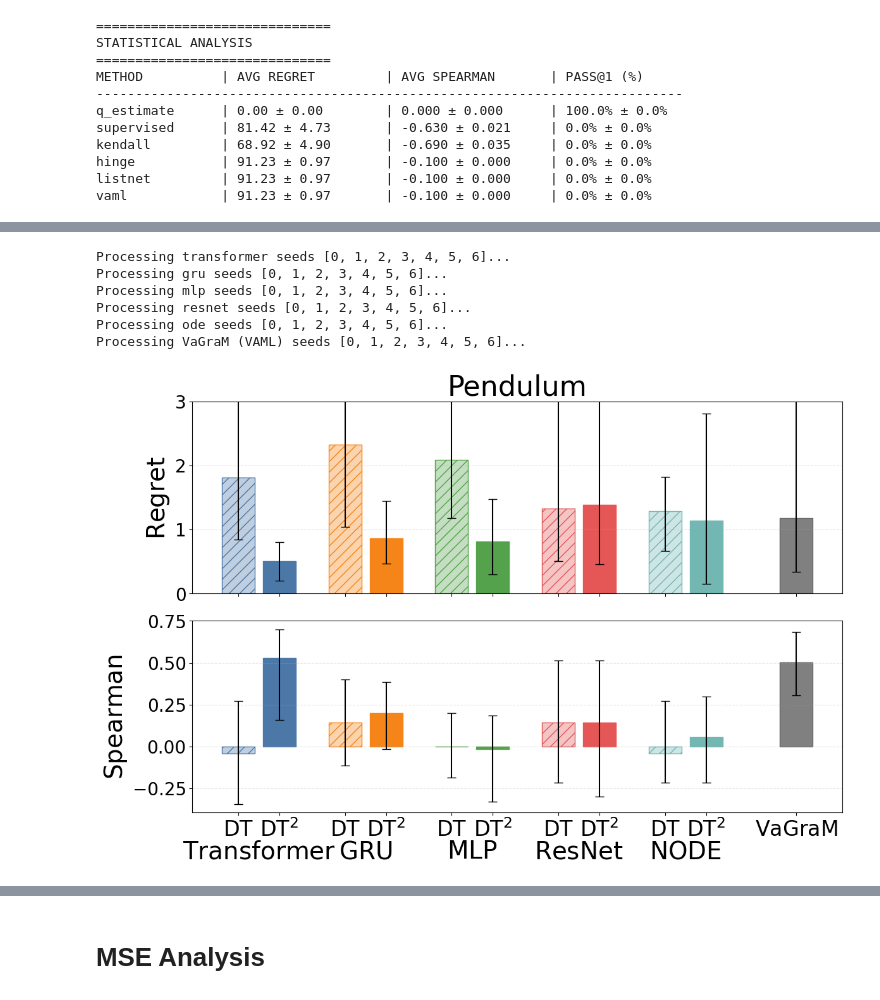
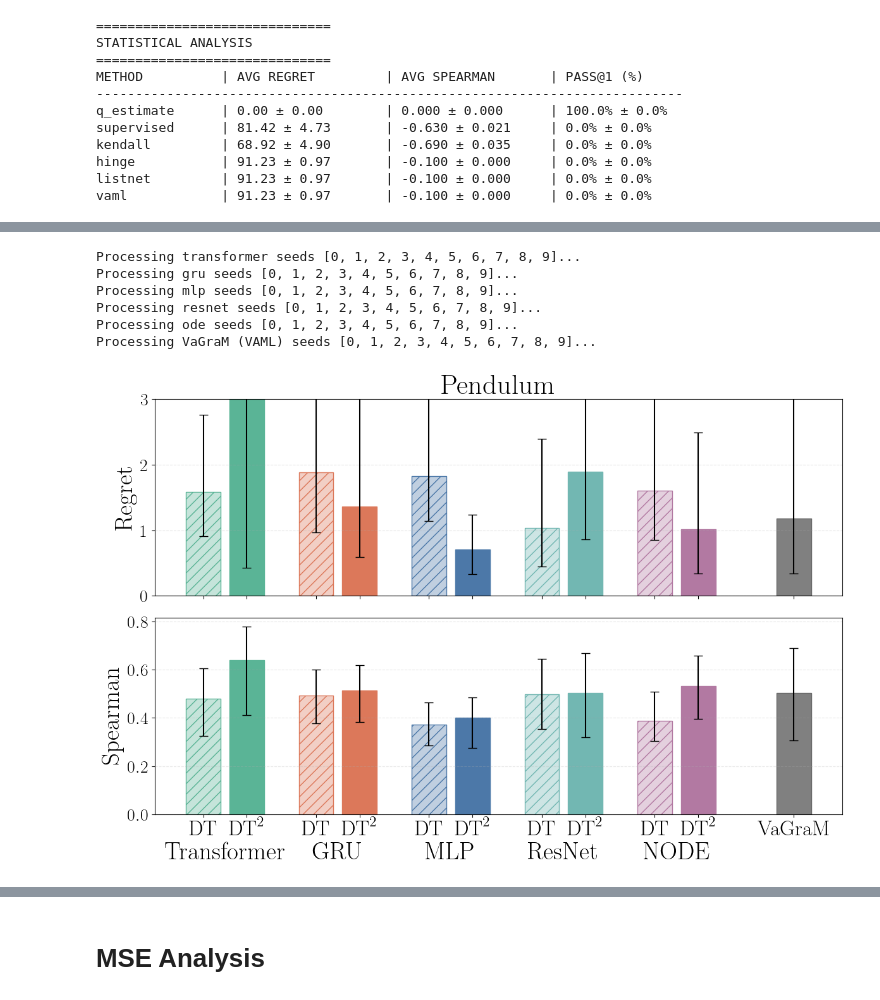
Before and after one commit to harrya32/DT2, a Jupyter notebook: results/results.ipynb, the cells around one changed output, grey strips where cells are left out. Drawn from its saved outputs; the diff is of its cells as text; code cells hidden in the pictures.

```diff
--- a/results/results.ipynb
+++ b/results/results.ipynb
@@ -318,11 +318,13 @@ hinge           | 91.23 ± 0.97       | -0.100 ± 0.000     | 0.0% ± 0.0%
 listnet         | 91.23 ± 0.97       | -0.100 ± 0.000     | 0.0% ± 0.0%
 vaml            | 91.23 ± 0.97       | -0.100 ± 0.000     | 0.0% ± 0.0%
 # %%
-# Combined 2x3 grid of all environments
 import matplotlib.pyplot as plt
 import numpy as np
+from matplotlib import rc
 
-# Data for all environments
+rc('text', usetex=True)
+rc('font', family='serif')
+
 environments = {
     'Pendulum': {
         'lambdas': [0, 0.1, 0.25, 0.5, 0.75],
@@ -333,7 +335,7 @@ environments = {
         'mse_log': True,
         'mse_ylim': None
     },
-    'LunarLander': {
+    'Lunarlander': {
         'lambdas': [0, 0.1, 0.25, 0.5, 0.75],
         'spearman': [0.76, 0.93, 0.90, 0.92, 0.93],
         'spearman_ses': [0.07, 0.03, 0.04, 0.05, 0.03],
@@ -385,8 +387,8 @@ environments = {
 fig, axes = plt.subplots(2, 3, figsize=(18, 10))
 axes = axes.flatten()
 
-color_spearman = 'tab:blue'
-color_mse = 'tab:red'
+color_spearman = (90/255, 180/255, 150/255)
+color_mse = (220/255, 120/255, 90/255)
 
 for idx, (env_name, data) in enumerate(environments.items()):
     ax1 = axes[idx]
@@ -398,10 +400,10 @@ for idx, (env_name, data) in enumerate(environments.items()):
     # Plot Spearman
     # Only show x-label on bottom row
     if row == 1:
-        ax1.set_xlabel('$\\lambda$', fontsize=28)
+        ax1.set_xlabel(r'$\lambda$', fontsize=28)
     # Only show Spearman label on leftmost column
     if col == 0:
-        ax1.set_ylabel('Spearman', color=color_spearman, fontsize=28)
+        ax1.set_ylabel(r'Spearman', color=color_spearman, fontsize=28)
     ax1.plot(data['lambdas'], data['spearman'], color=color_spearman, marker='o',
              linestyle='-', linewidth=2, label='Spearman')
 
@@ -428,15 +430,15 @@ for idx, (env_name, data) in enumerate(environments.items()):
         ax1.set_xticklabels([])
     else:
         # Custom formatting: show "0" instead of "0.00"
-        ax1.set_xticklabels(['0', '0.1', '0.25', '0.5', '0.75'])
+        ax1.set_xticklabels([r'$0$', r'$0.1$', r'$0.25$', r'$0.5$', r'$0.75$'])
     ax1.grid(True, linestyle=':', alpha=0.6)
-    ax1.set_title(env_name, fontsize=28)
+    ax1.set_title(r'{}'.format(env_name), fontsize=28)
 
     # Plot MSE on secondary y-axis
     ax2 = ax1.twinx()
     # Only show MSE label on rightmost column
     if col == 2:
-        ax2.set_ylabel('MSE', color=color_mse, fontsize=28)
+        ax2.set_ylabel(r'MSE', color=color_mse, fontsize=28)
     ax2.plot(data['lambdas'], data['mse'], color=color_mse, marker='s',
              linestyle='--', linewidth=2, label='MSE')
     ax2.fill_between(data['lambdas'],
@@ -1314,7 +1315,14 @@ def plot_benchmarks_mse(pipeline = PIPELINE, seeds = SEEDS, ylim = 1.5, save=Fal
         vagram_gap = 1.2  # Extra gap before VaGraM
         vagram_position = positions[-1] + vagram_gap + 1
 
-        palette = ["#4C78A8", "#F58518", "#54A24B", "#E45756", "#72B7B2", "#EECA3B", "#B279A2", "#FF9DA7"]
+        palette = [
+            (90/255, 180/255, 150/255),   # your darker mint (Option 1)
+            (220/255, 120/255, 90/255),   # your coral
+            (76/255, 120/255, 168/255),   # deep blue
+            (114/255, 183/255, 178/255),  # slate teal
+            (178/255, 121/255, 162/255),  # muted purple
+            (238/255, 202/255, 59/255),   # mustard
+        ]
         folder_colors = {folder: palette[i % len(palette)] for i, folder in enumerate(folders)}
         hatch_map = {"supervised": "//", "kendall": None}
 
@@ -1399,15 +1407,15 @@ def plot_benchmarks_mse(pipeline = PIPELINE, seeds = SEEDS, ylim = 1.5, save=Fal
 
         fig.tight_layout()
         if save:
-            plt.savefig(f'plots/{pipeline}.pdf')
+            plt.savefig(f'plots/{pipeline}_mse.pdf')
 # %%
-plot_benchmarks_mse(pipeline = 'pendulum_pipeline', seeds = list(range(0,7)), ylim = 3, save = False)
+plot_benchmarks_mse(pipeline = 'pendulum_pipeline', seeds = list(range(0,10)), ylim = 3, save = False)
 # %% [output]
-Processing transformer seeds [0, 1, 2, 3, 4, 5, 6]...
-Processing gru seeds [0, 1, 2, 3, 4, 5, 6]...
-Processing mlp seeds [0, 1, 2, 3, 4, 5, 6]...
-Processing resnet seeds [0, 1, 2, 3, 4, 5, 6]...
-Processing ode seeds [0, 1, 2, 3, 4, 5, 6]...
-Processing VaGraM (VAML) seeds [0, 1, 2, 3, 4, 5, 6]...
+Processing transformer seeds [0, 1, 2, 3, 4, 5, 6, 7, 8, 9]...
+Processing gru seeds [0, 1, 2, 3, 4, 5, 6, 7, 8, 9]...
+Processing mlp seeds [0, 1, 2, 3, 4, 5, 6, 7, 8, 9]...
+Processing resnet seeds [0, 1, 2, 3, 4, 5, 6, 7, 8, 9]...
+Processing ode seeds [0, 1, 2, 3, 4, 5, 6, 7, 8, 9]...
+Processing VaGraM (VAML) seeds [0, 1, 2, 3, 4, 5, 6, 7, 8, 9]...
-[figure, old version]
+[figure, new version]
 # %%
```
Also changed, not shown: parts of 22 cells of this notebook, 13 other files.
